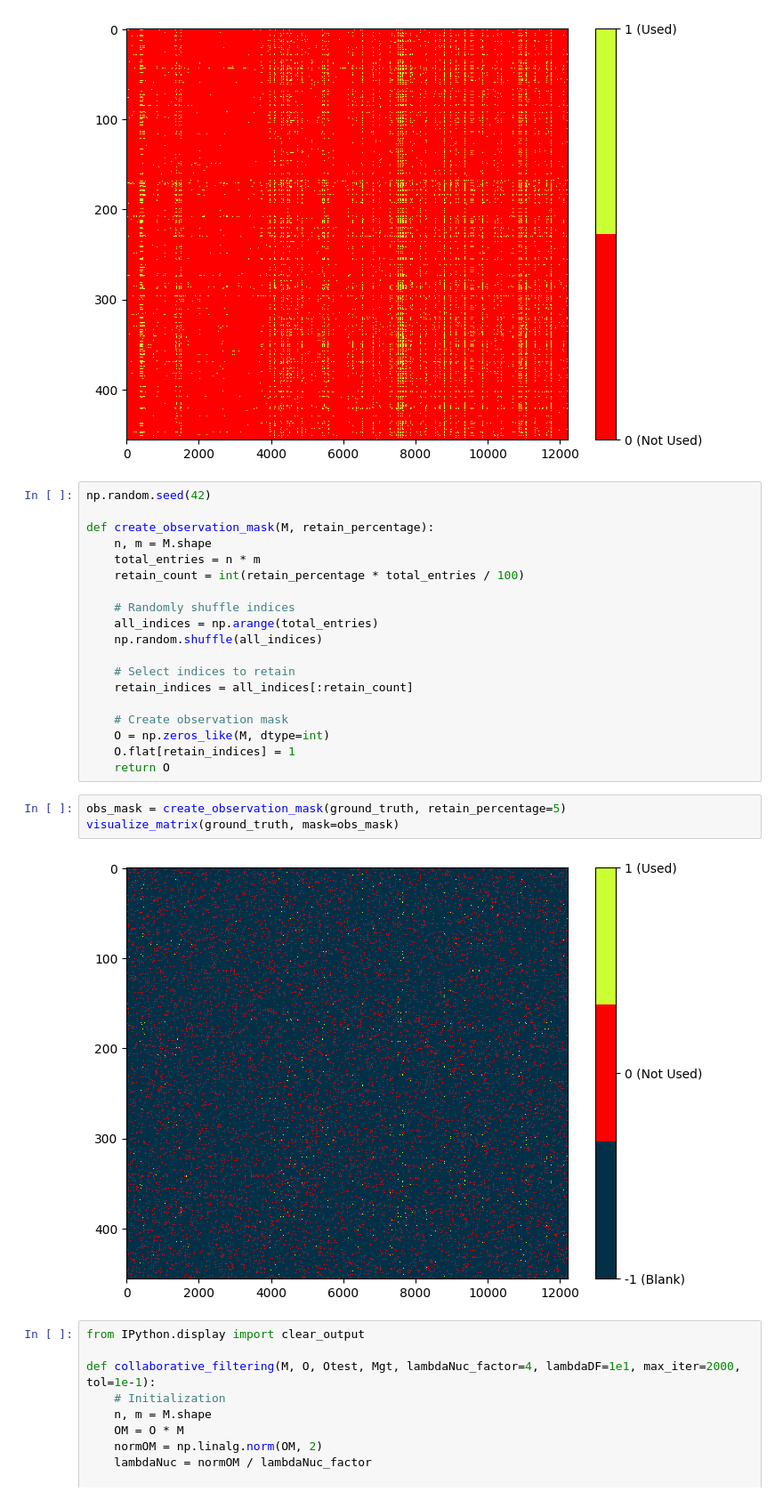
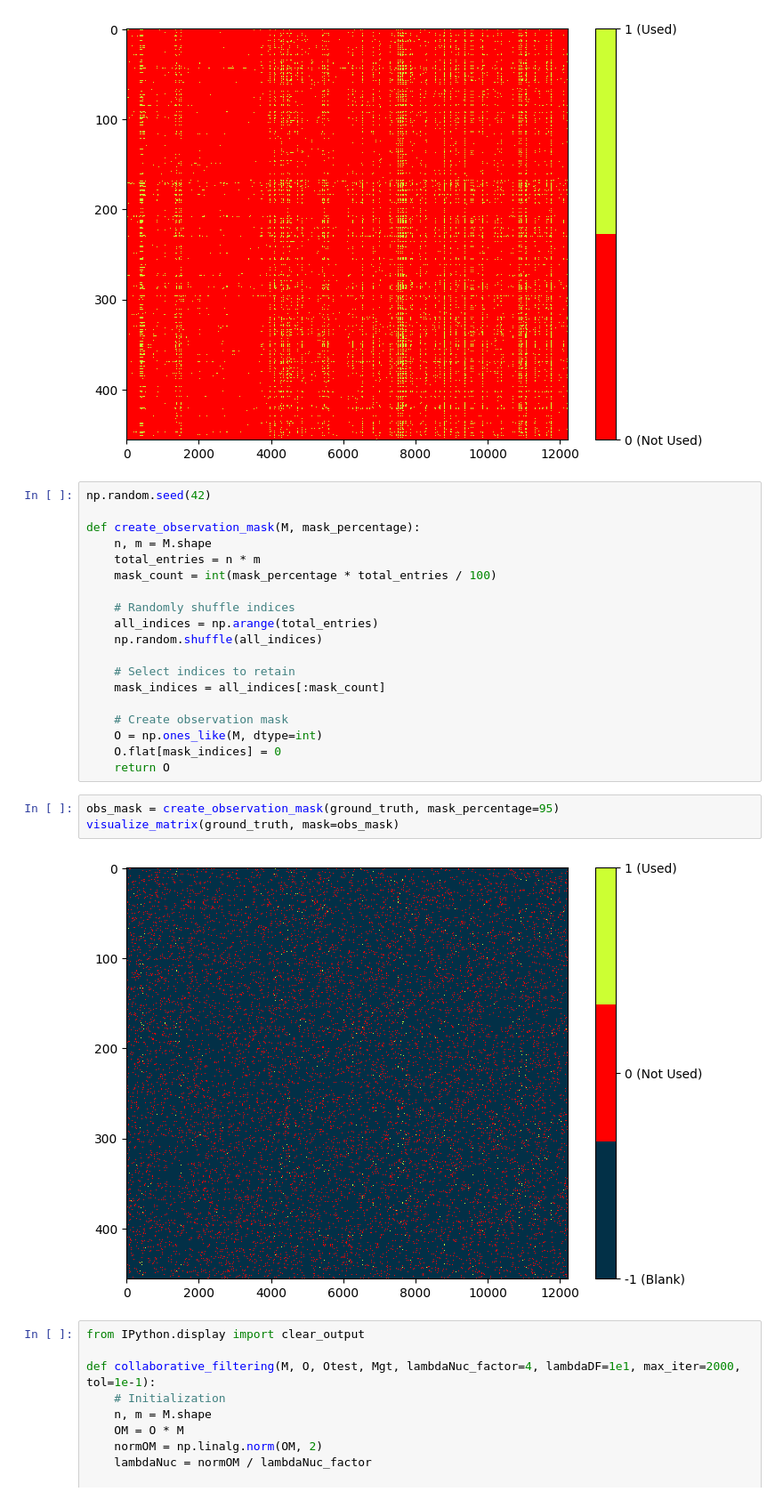
Before and after one commit to rahul0299/graphml-package-dependency-recommendation, a Jupyter notebook: matrix-cf.ipynb, the cells around one changed output. Shown at 89% size. Cells and saved outputs as stored; diff of their text form.

Commit message:
change to mask function

```diff
--- a/matrix-cf.ipynb
+++ b/matrix-cf.ipynb
@@ -77,27 +77,27 @@ visualize_matrix(ground_truth)
 # %%
 np.random.seed(42)
 
-def create_observation_mask(M, retain_percentage):
+def create_observation_mask(M, mask_percentage):
     n, m = M.shape
     total_entries = n * m
-    retain_count = int(retain_percentage * total_entries / 100)
+    mask_count = int(mask_percentage * total_entries / 100)
 
     # Randomly shuffle indices
     all_indices = np.arange(total_entries)
     np.random.shuffle(all_indices)
 
     # Select indices to retain
-    retain_indices = all_indices[:retain_count]
+    mask_indices = all_indices[:mask_count]
 
     # Create observation mask
-    O = np.zeros_like(M, dtype=int)
-    O.flat[retain_indices] = 1
+    O = np.ones_like(M, dtype=int)
+    O.flat[mask_indices] = 0
     return O
 # %%
-obs_mask = create_observation_mask(ground_truth, retain_percentage=5)
+obs_mask = create_observation_mask(ground_truth, mask_percentage=95)
 visualize_matrix(ground_truth, mask=obs_mask)
 # %% [output]
-[figure, old version]
+[figure, new version]
 # %%
 from IPython.display import clear_output
 
```
